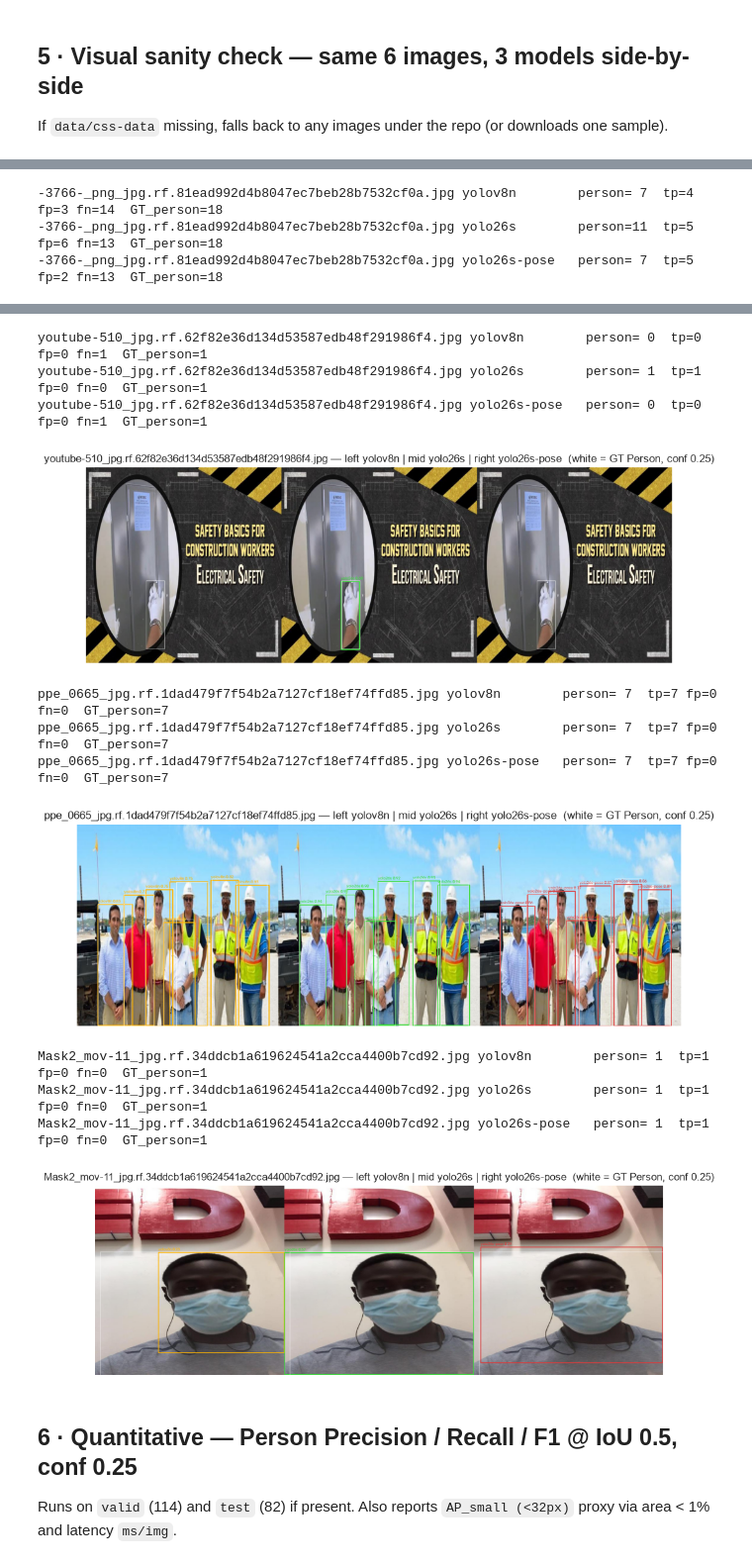
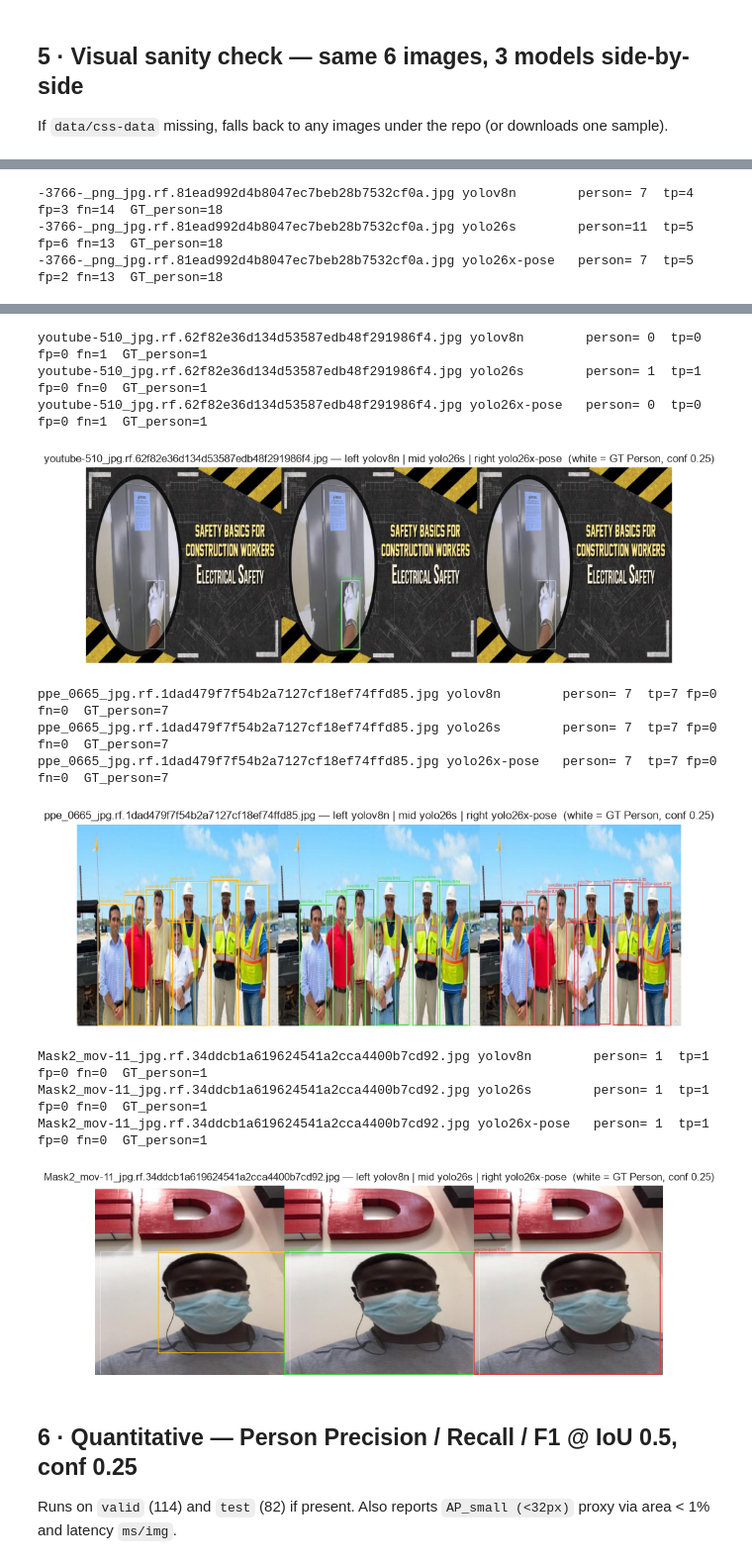
Before and after one commit to rif42/P0-safety, a Jupyter notebook: experiment/two-stage-detection/person-compare.ipynb, the cells around one changed output, grey strips where cells are left out. Shown at 99% size. Cells and saved outputs as stored; diff of their text form; code cells hidden in the pictures.

```diff
--- a/experiment/two-stage-detection/person-compare.ipynb
+++ b/experiment/two-stage-detection/person-compare.ipynb
@@ -82,14 +82,14 @@ def load_model(path_str, label):
 
 model_v8  = load_model(str(REPO_ROOT / "yolov8n.pt"), "yolov8n")
 model_26  = load_model("yolo26s.pt", "yolo26s")          # auto-download if missing
-model_26p = load_model(str(REPO_ROOT / "yolo26s-pose.pt"), "yolo26s-pose")
+model_26p = load_model("yolo26x-pose.pt", "yolo26x-pose")
 # optional: Kaggle-finetuned detector Person (only if data/ present)
 model_best = None
 if REFERENCE_WEIGHTS.exists():
     model_best = load_model(str(REFERENCE_WEIGHTS), "yolov8n-best")
     print("best.pt Person idx =", [k for k,v in model_best.names.items() if v=="Person"])
 
-MODELS = {"yolov8n": model_v8, "yolo26s": model_26, "yolo26s-pose": model_26p}
+MODELS = {"yolov8n": model_v8, "yolo26s": model_26, "yolo26x-pose": model_26p}
 if model_best is not None:
     MODELS["yolov8n-best (10cls)"] = model_best
 # %% [output]
@@ -178,7 +178,7 @@ else:
 sample_imgs=random.sample(pool, min(6,len(pool))) if pool else []
 print("sample:", [p.name for p in sample_imgs])
 CONF=0.25; IMGSZ=640
-COLORS={"yolov8n":(255,180,0),"yolo26s":(60,220,60),"yolo26s-pose":(220,60,60)}
+COLORS={"yolov8n":(255,180,0),"yolo26s":(60,220,60),"yolo26x-pose":(220,60,60)}
 
 for img_path in sample_imgs:
     img=cv2.imread(str(img_path)); img=cv2.cvtColor(img,cv2.COLOR_BGR2RGB)
@@ -203,7 +203,7 @@ for img_path in sample_imgs:
     if rows:
         strip=np.concatenate(rows, axis=1)
         plt.figure(figsize=(16,4)); plt.imshow(strip); plt.axis("off")
-        plt.title(f"{img_path.name} — left yolov8n | mid yolo26s | right yolo26s-pose  (white = GT Person, conf {CONF})")
+        plt.title(f"{img_path.name} — left yolov8n | mid yolo26s | right yolo26x-pose  (white = GT Person, conf {CONF})")
         plt.show()
 # %% [output]
 sample: ['maksssksksss17_png_jpg.rf.f685b497756b1facbf3d4c2d2d22c0d2.jpg', 'casino_0448_jpg.rf.090df4137a5926092c541ee5c6918868.jpg', '-3766-_png_jpg.rf.81ead992d4b8047ec7beb28b7532cf0a.jpg', 'youtube ...
@@ -217,4 +217,4 @@ casino_0448_jpg.rf.090df4137a5926092c541ee5c6918868.jpg yolo26s-pose   person= 0
 [figure]
 -3766-_png_jpg.rf.81ead992d4b8047ec7beb28b7532cf0a.jpg yolov8n        person= 7  tp=4 fp=3 fn=14  GT_person=18
 -3766-_png_jpg.rf.81ead992d4b8047ec7beb28b7532cf0a.jpg yolo26s        person=11  tp=5 fp=6 fn=13  GT_person=18
--3766-_png_jpg.rf.81ead992d4b8047ec7beb28b7532cf0a.jpg yolo26s-pose   person= 7  tp=5 fp=2 fn=13  GT_person=18
+-3766-_png_jpg.rf.81ead992d4b8047ec7beb28b7532cf0a.jpg yolo26x-pose   person= 7  tp=5 fp=2 fn=13  GT_person=18
@@ -222,15 +222,15 @@ casino_0448_jpg.rf.090df4137a5926092c541ee5c6918868.jpg yolo26s-pose   person= 0
 youtube-510_jpg.rf.62f82e36d134d53587edb48f291986f4.jpg yolov8n        person= 0  tp=0 fp=0 fn=1  GT_person=1
 youtube-510_jpg.rf.62f82e36d134d53587edb48f291986f4.jpg yolo26s        person= 1  tp=1 fp=0 fn=0  GT_person=1
-youtube-510_jpg.rf.62f82e36d134d53587edb48f291986f4.jpg yolo26s-pose   person= 0  tp=0 fp=0 fn=1  GT_person=1
+youtube-510_jpg.rf.62f82e36d134d53587edb48f291986f4.jpg yolo26x-pose   person= 0  tp=0 fp=0 fn=1  GT_person=1
 [figure]
 ppe_0665_jpg.rf.1dad479f7f54b2a7127cf18ef74ffd85.jpg yolov8n        person= 7  tp=7 fp=0 fn=0  GT_person=7
 ppe_0665_jpg.rf.1dad479f7f54b2a7127cf18ef74ffd85.jpg yolo26s        person= 7  tp=7 fp=0 fn=0  GT_person=7
-ppe_0665_jpg.rf.1dad479f7f54b2a7127cf18ef74ffd85.jpg yolo26s-pose   person= 7  tp=7 fp=0 fn=0  GT_person=7
+ppe_0665_jpg.rf.1dad479f7f54b2a7127cf18ef74ffd85.jpg yolo26x-pose   person= 7  tp=7 fp=0 fn=0  GT_person=7
 [figure]
 Mask2_mov-11_jpg.rf.34ddcb1a619624541a2cca4400b7cd92.jpg yolov8n        person= 1  tp=1 fp=0 fn=0  GT_person=1
 Mask2_mov-11_jpg.rf.34ddcb1a619624541a2cca4400b7cd92.jpg yolo26s        person= 1  tp=1 fp=0 fn=0  GT_person=1
-Mask2_mov-11_jpg.rf.34ddcb1a619624541a2cca4400b7cd92.jpg yolo26s-pose   person= 1  tp=1 fp=0 fn=0  GT_person=1
+Mask2_mov-11_jpg.rf.34ddcb1a619624541a2cca4400b7cd92.jpg yolo26x-pose   person= 1  tp=1 fp=0 fn=0  GT_person=1
-[figure, old version]
+[figure, new version]
 # %% [markdown]
 ## 6 · Quantitative — Person Precision / Recall / F1 @ IoU 0.5, conf 0.25
 
```
Also changed, not shown: parts of 5 cells of this notebook, 9 other files.
